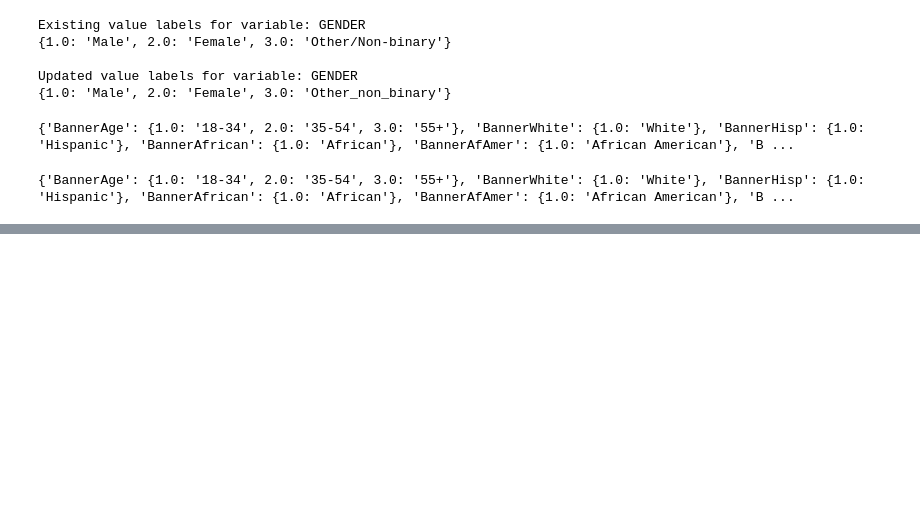
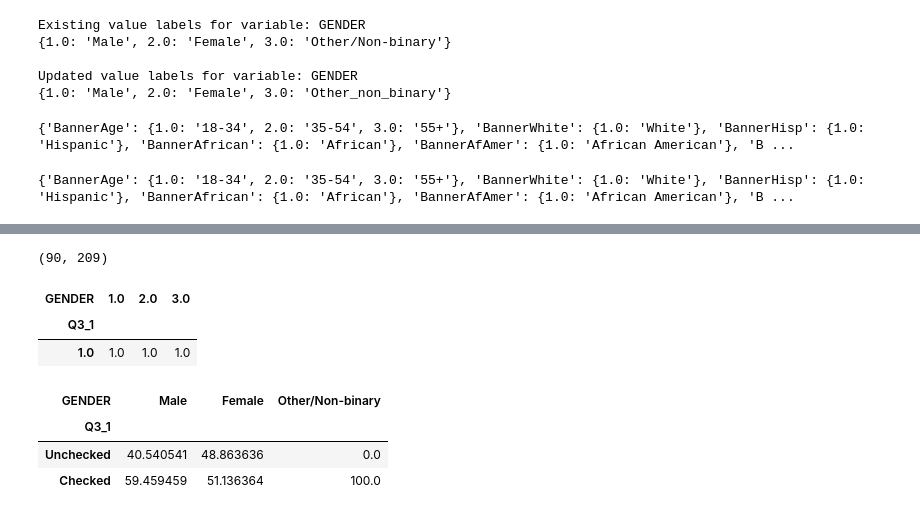
Before and after one commit to jellohead/output_manipulation, a Jupyter notebook: output_manipulation.ipynb, the cells around one changed output, grey strips where cells are left out. Saved outputs shown, nothing was run; the diff lists cells and outputs as text; code cells hidden in the pictures; blank space fills up the shorter version.

Commit message:
Crosstab outputs merged into a single dataframe

```diff
--- a/output_manipulation.ipynb
+++ b/output_manipulation.ipynb
@@ -1318,0 +1325,29 @@ print(meta.variable_value_labels)
+# %%
+import pandas as pd
+
+# Create the dataframe with the data
+data = {
+    'GENDER': [1, 2, 1, 1, 1, 2, 2],
+    'WhiteVNonWhite': [2, 2, 2, 2, 2, 2, 2],
+    'AGEGROUP': [1, 1, 1, 1, 1, 1, 1],
+    'FINANCIAL_KNOWLEDGE': [1, 1, 1, 1, 3, 1, 1],
+    'Q3_1': [1, 1, 2, 1, 2, 1, 1],
+}
+df = pd.DataFrame(data)
+
+# Filter the dataframe based on Q3_1 responses of "1"
+filtered_df = df[df['Q3_1'] == 1]
+print(df)
+print(filtered_df)
+
+# Perform crosstab with Q3_1 as the row and the rest of the variables as columns
+variables = ['GENDER', 'WhiteVNonWhite', 'AGEGROUP', 'FINANCIAL_KNOWLEDGE']
+crosstab_table1 = pd.crosstab(df['Q3_1'], df['GENDER'])
+crosstab_table = pd.crosstab(filtered_df['Q3_1'], filtered_df[variables])
+print(crosstab_table1)
+print(crosstab_table1)
+# %%
+# Filter the dataframe based on Q3_1 responses of "1"
+filtered_df = df[df['Q3_1'] == 1]
+print(df)
+print(filtered_df)
@@ -1318,0 +1372,36 @@ print(meta.variable_value_labels)
+# %%
+filtered_df.shape
+# %% [output]
+(90, 209)
+# %%
+crosstab_result = pd.crosstab(filtered_df['Q3_1'], filtered_df['GENDER'], normalize='columns')
+crosstab_result
+# %% [output]
+| GENDER | 1.0 | 2.0 | 3.0 |
+| Q3_1 |  |  |  |
+| 1.0 | 1.0 | 1.0 | 1.0 |
+# %%
+import pandas as pd
+import numpy as np
+import pyreadstat
+
+df, meta = pyreadstat.read_sav('../../SPSS-Python/spss-datasets/PH_consumer_data_practice.sav')
+
+# Create a dictionary so that we can selectively display the correct label for a column if necessary.
+meta_dict = dict(zip(meta.column_names, meta.column_labels))
+
+
+# Filter the dataframe to only return Q3_1 == 1
+#filtered_df = df[df['Q3_1'] == 1]
+
+pd.crosstab(df['Q3_1'].\
+            map(meta.variable_value_labels['Q3_1']), \
+            df['GENDER'].map(meta.variable_value_labels['GENDER']), \
+            dropna=True, normalize='columns'). \
+            loc[meta.variable_value_labels['Q3_1'].values()]. \
+            loc[:,meta.variable_value_labels['GENDER'].values()]*100
+# %% [output]
+| GENDER | Male | Female | Other/Non-binary |
+| Q3_1 |  |  |  |
+| Unchecked | 40.540541 | 48.863636 | 0.0 |
+| Checked | 59.459459 | 51.136364 | 100.0 |
```
Also changed, not shown: parts of 4 cells of this notebook, 1 other file.
